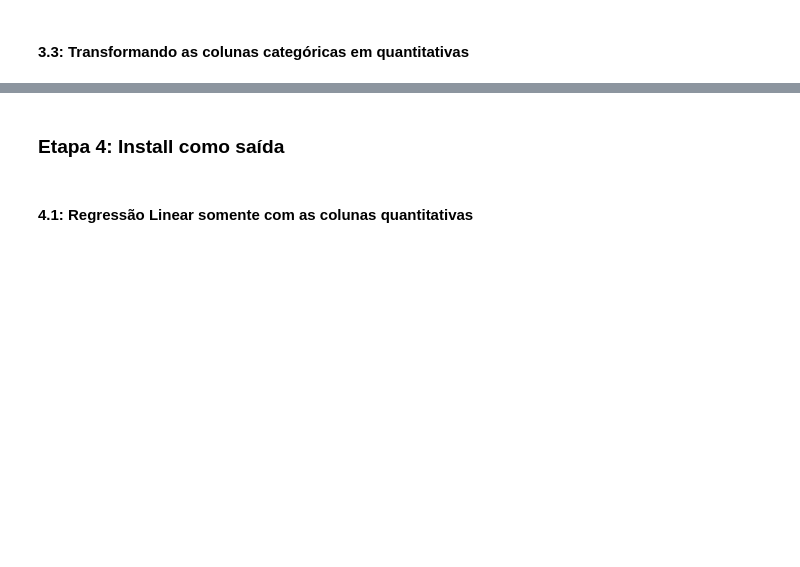
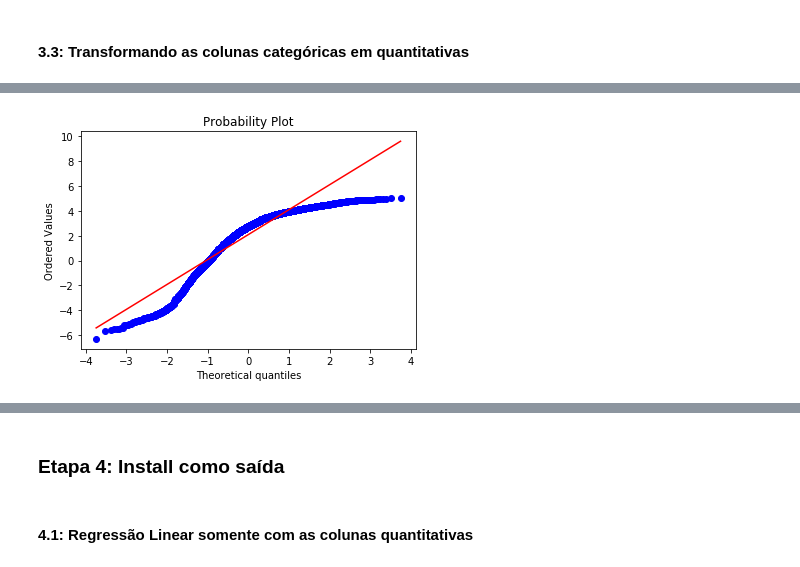
Before and after one commit to Arthurventrilho/Projeto3, a Jupyter notebook: P3.ipynb, the cells around one changed output, grey strips where cells are left out. Saved outputs shown, nothing was run; the diff lists cells and outputs as text; code cells hidden in the pictures; blank space fills up the shorter version.

```diff
--- a/P3.ipynb
+++ b/P3.ipynb
@@ -366,3 +361,8 @@ strong multicollinearity or other numerical problems.
+# %%
+#Justificativa do que foi afirmado acima
+probplot(results.resid, dist="norm", plot=plt);
+# %% [output]
+[figure, added]
 # %%
 #Covertendo Content Rating
 df = dummify(tp, "Content Rating")
```
Also changed, not shown: parts of 17 cells of this notebook.
